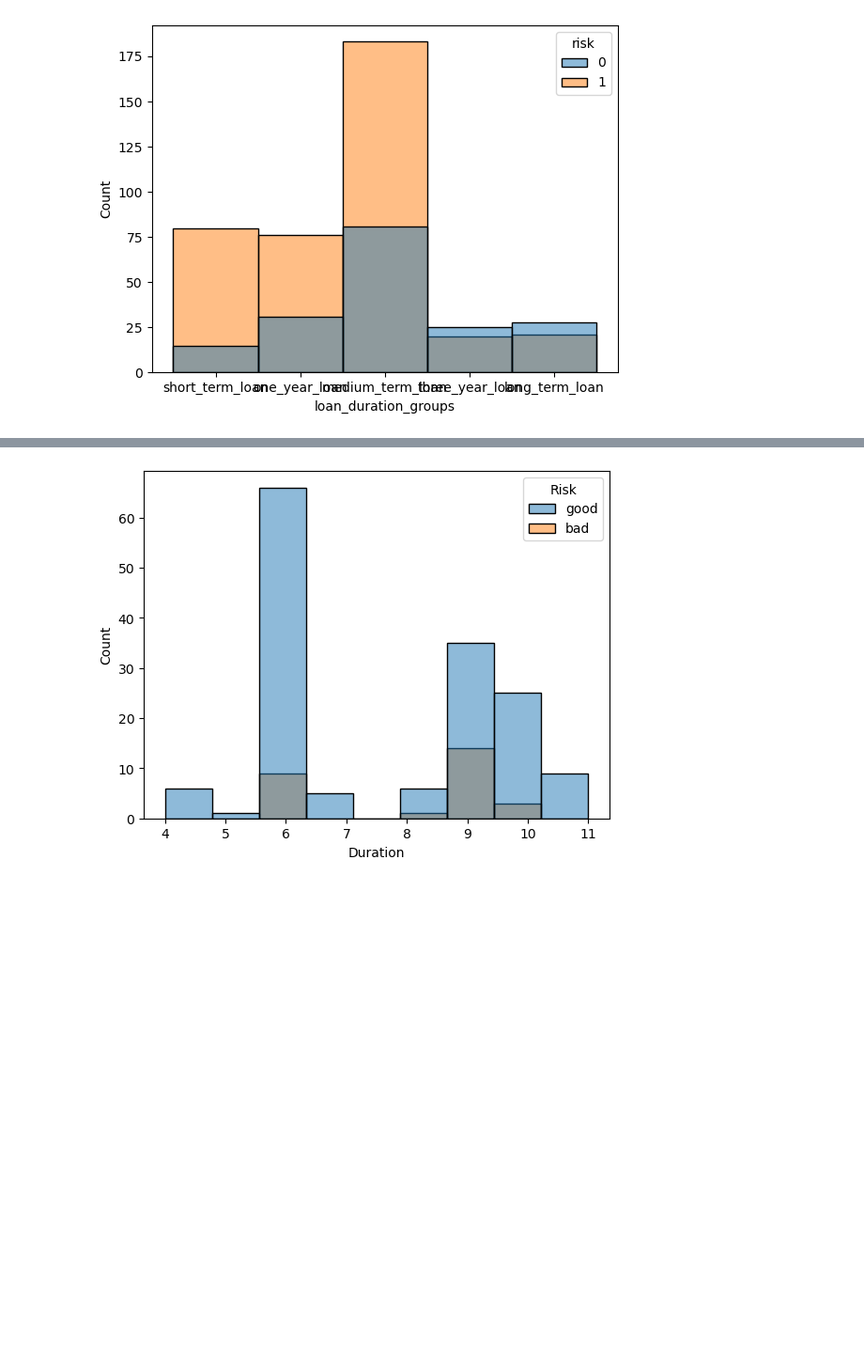
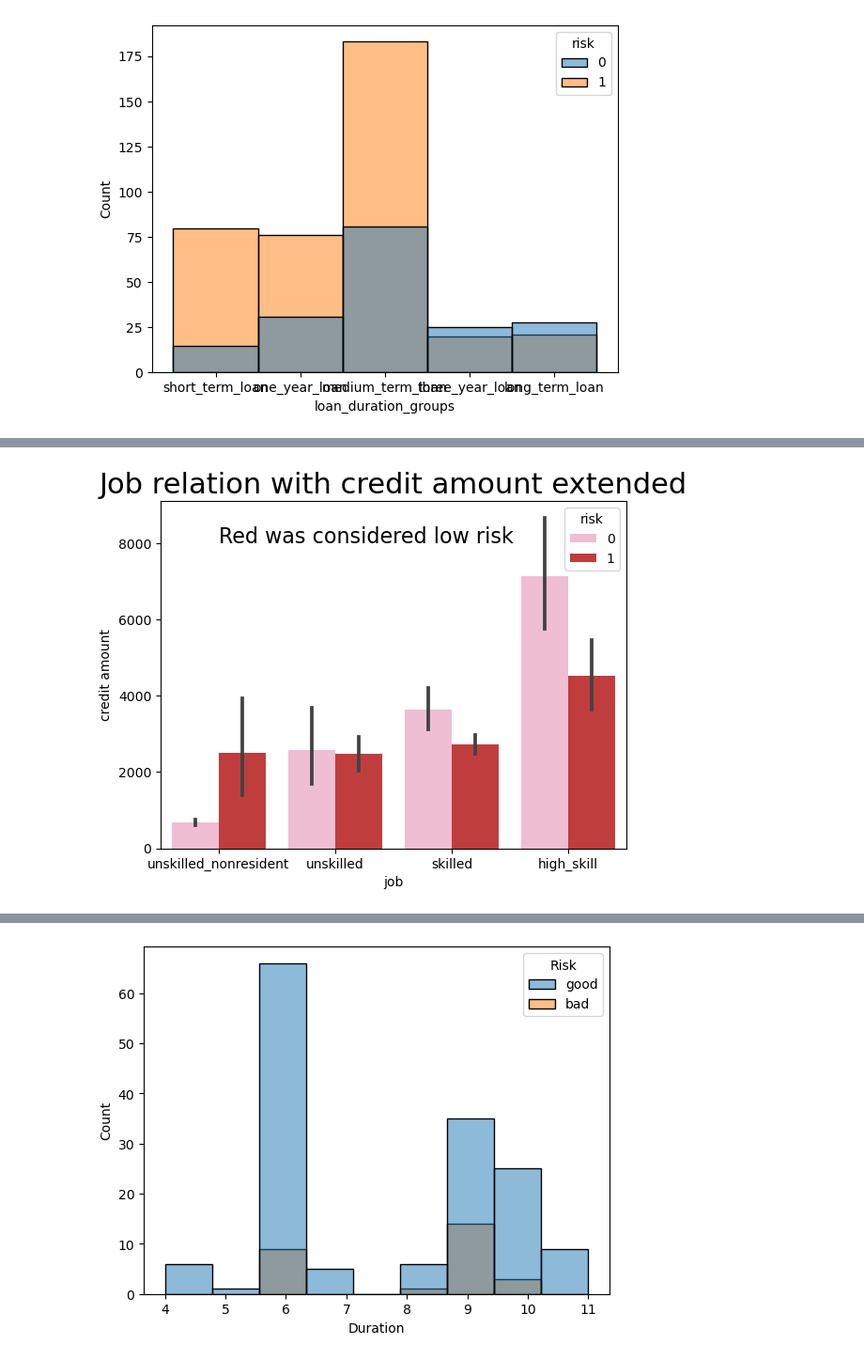
Before and after one commit to jcrosenberger/german_credit_analysis, a Jupyter notebook: presentation_notebook.ipynb, the cells around one changed output, grey strips where cells are left out. Shown at 94% size. Cells and saved outputs as stored; diff of their text form; code cells hidden in the pictures; blank space fills up the shorter version.

```diff
--- a/presentation_notebook.ipynb
+++ b/presentation_notebook.ipynb
@@ -165,0 +176,4 @@ reload(gca), reload(ge), reload(gm)
+# %%
+ge.job_credit_relationship(train)
+# %% [output]
+[figure, added]
```
Also changed, not shown: parts of 16 cells of this notebook, 2 other files.
